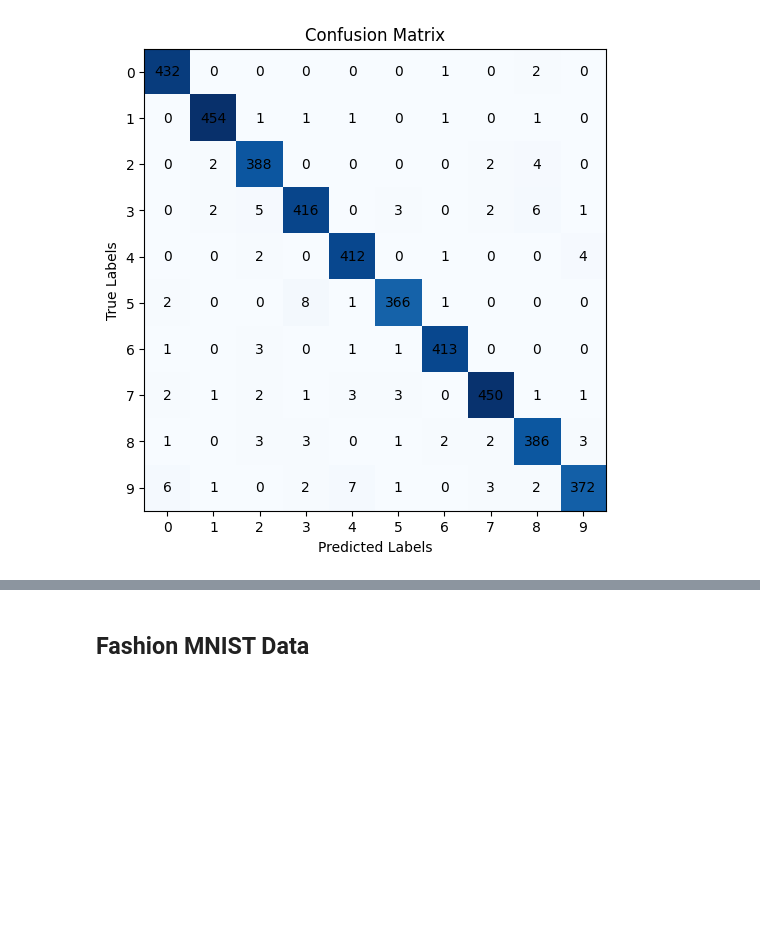
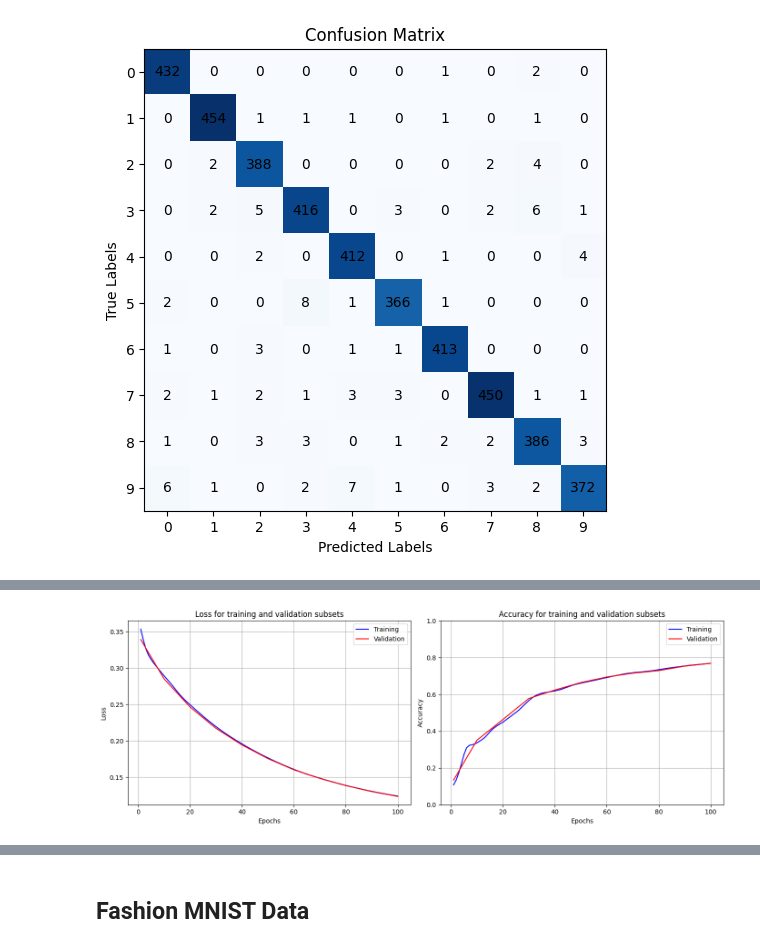
Before and after one commit to Optimization-and-Heuristics/NN-Project, a Jupyter notebook: code/NN.ipynb, the cells around one changed output, grey strips where cells are left out. Drawn from its saved outputs; the diff is of its cells as text; code cells hidden in the pictures; blank space fills up the shorter version.

Commit message:
added results with different network structures

```diff
--- a/code/NN.ipynb
+++ b/code/NN.ipynb
@@ -465,0 +468,10 @@ confusion_matrix(Y_test, Y_pred, class_labels=range(10))
+# %%
+layers_config = [
+    {'output_size': 10, 'activation': ReLU},
+    {'output_size': 10, 'activation': Softmax}
+]
+
+nn = NeuronalNetwork(784, layers_config)
+optimizer = AdamOptimizer(learning_rate=0.001)
+trainer = Trainer(nn, optimizer, cross_entropy_loss, cross_entropy_loss_grad)
+loss, acc, val_info = trainer.train(X_train, Y_train,X_val,Y_val, epochs=100, print_every=10)
@@ -465,0 +496,5 @@ confusion_matrix(Y_test, Y_pred, class_labels=range(10))
+# %%
+train_info = {'loss': loss, 'acc': acc}
+plot_training_history_with_validation(train_info, val_info)
+# %% [output]
+[figure, added]
```
Also changed, not shown: parts of 6 cells of this notebook.
